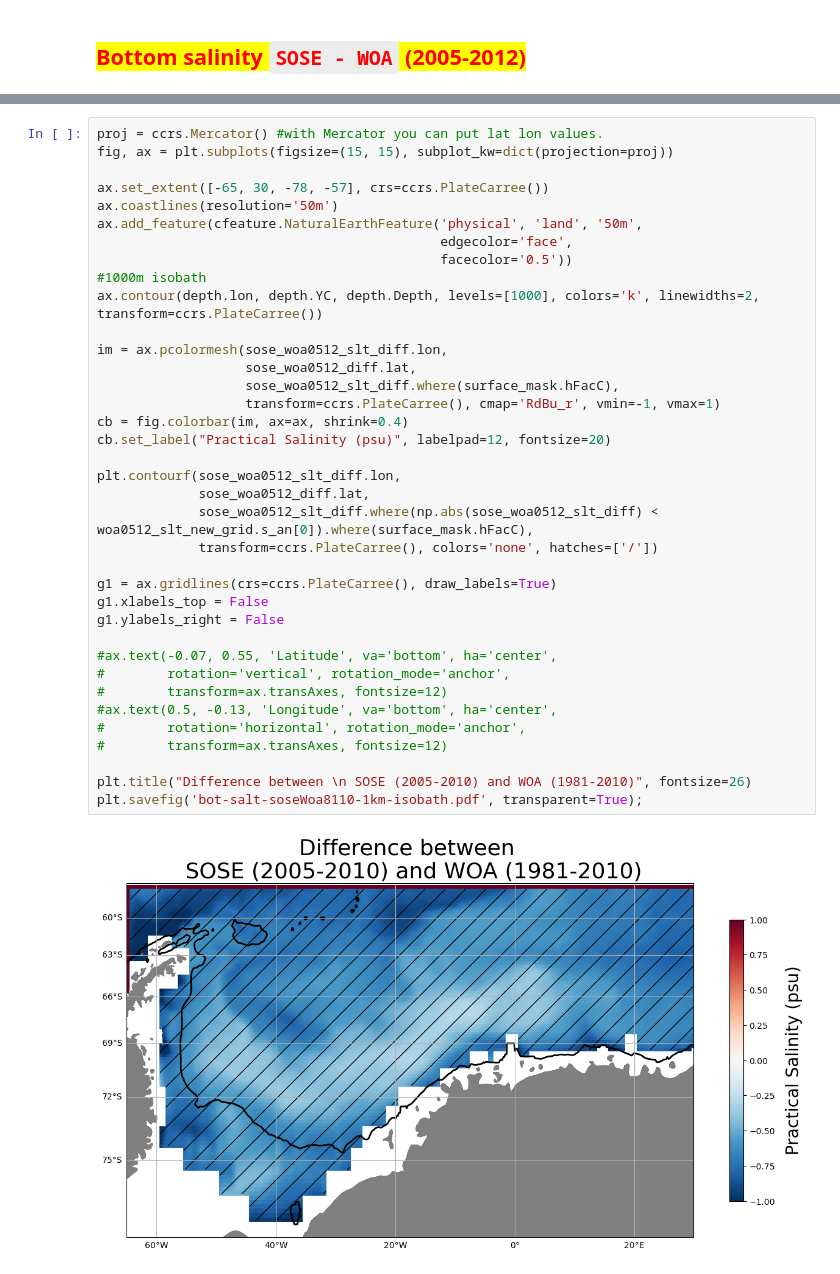
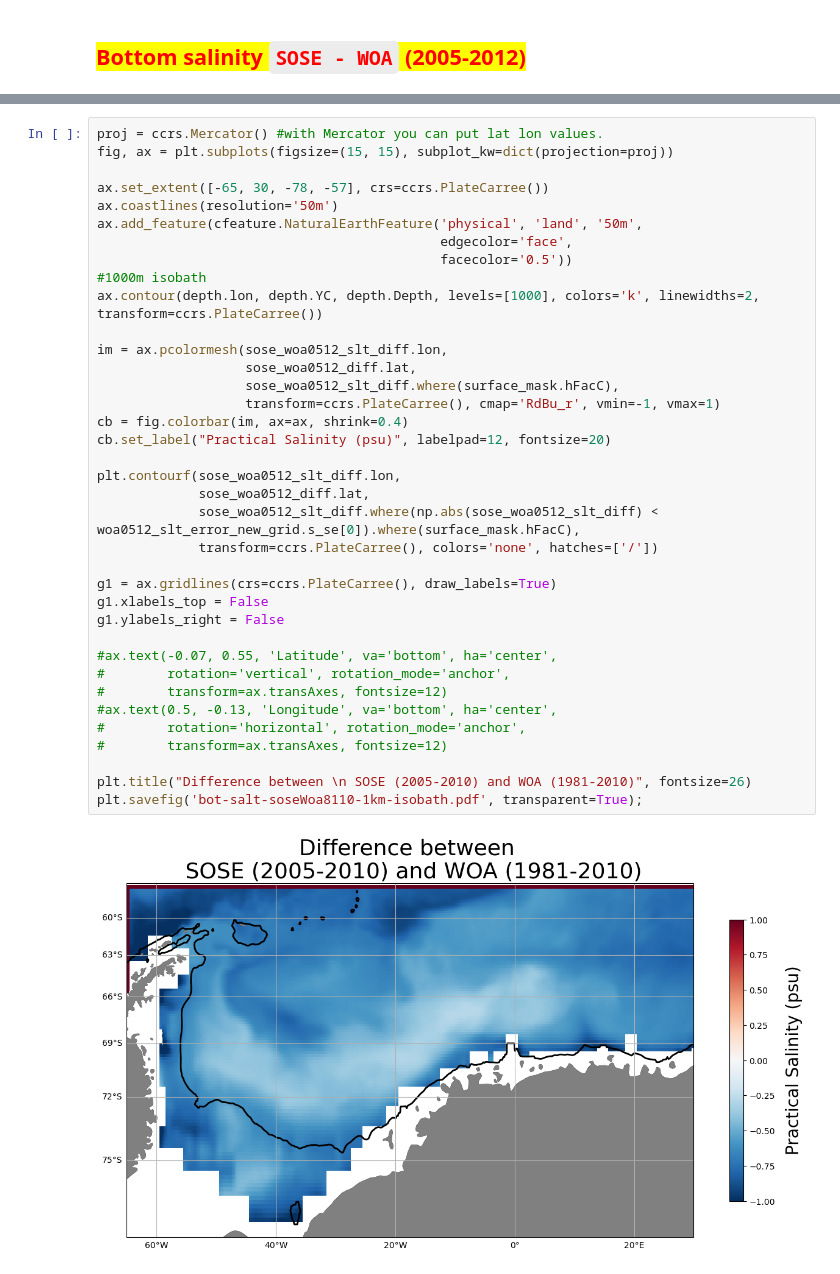
Before and after one commit to shanicetbailey/chapter1, a Jupyter notebook: SOSE-budgets/6_SOSE-WOA-comparison-bottom-temp_salt.ipynb, the cells around one changed output, grey strips where cells are left out. Saved outputs shown, nothing was run; the diff lists cells and outputs as text.

```diff
--- a/SOSE-budgets/6_SOSE-WOA-comparison-bottom-temp_salt.ipynb
+++ b/SOSE-budgets/6_SOSE-WOA-comparison-bottom-temp_salt.ipynb
@@ -270,32 +270,32 @@ ax.add_feature(cfeature.NaturalEarthFeature('physical', 'land', '50m',
                                             edgecolor='face',
                                             facecolor='0.5'))
 #1000m isobath
 ax.contour(depth.lon, depth.YC, depth.Depth, levels=[1000], colors='k', linewidths=2, transform=ccrs.PlateCarree())
 
 im = ax.pcolormesh(sose_woa0512_slt_diff.lon,
                    sose_woa0512_diff.lat,
                    sose_woa0512_slt_diff.where(surface_mask.hFacC),
                    transform=ccrs.PlateCarree(), cmap='RdBu_r', vmin=-1, vmax=1)
 cb = fig.colorbar(im, ax=ax, shrink=0.4)
 cb.set_label("Practical Salinity (psu)", labelpad=12, fontsize=20)
 
 plt.contourf(sose_woa0512_slt_diff.lon,
              sose_woa0512_diff.lat,
-             sose_woa0512_slt_diff.where(np.abs(sose_woa0512_slt_diff) < woa0512_slt_new_grid.s_an[0]).where(surface_mask.hFacC),
+             sose_woa0512_slt_diff.where(np.abs(sose_woa0512_slt_diff) < woa0512_slt_error_new_grid.s_se[0]).where(surface_mask.hFacC),
              transform=ccrs.PlateCarree(), colors='none', hatches=['/'])
 
 g1 = ax.gridlines(crs=ccrs.PlateCarree(), draw_labels=True)
 g1.xlabels_top = False
 g1.ylabels_right = False
 
 #ax.text(-0.07, 0.55, 'Latitude', va='bottom', ha='center',
 #        rotation='vertical', rotation_mode='anchor',
 #        transform=ax.transAxes, fontsize=12)
 #ax.text(0.5, -0.13, 'Longitude', va='bottom', ha='center',
 #        rotation='horizontal', rotation_mode='anchor',
 #        transform=ax.transAxes, fontsize=12)
 
 plt.title("Difference between \n SOSE (2005-2010) and WOA (1981-2010)", fontsize=26)
 plt.savefig('bot-salt-soseWoa8110-1km-isobath.pdf', transparent=True);
 # %% [output]
-[figure, old version]
+[figure, new version]
```
